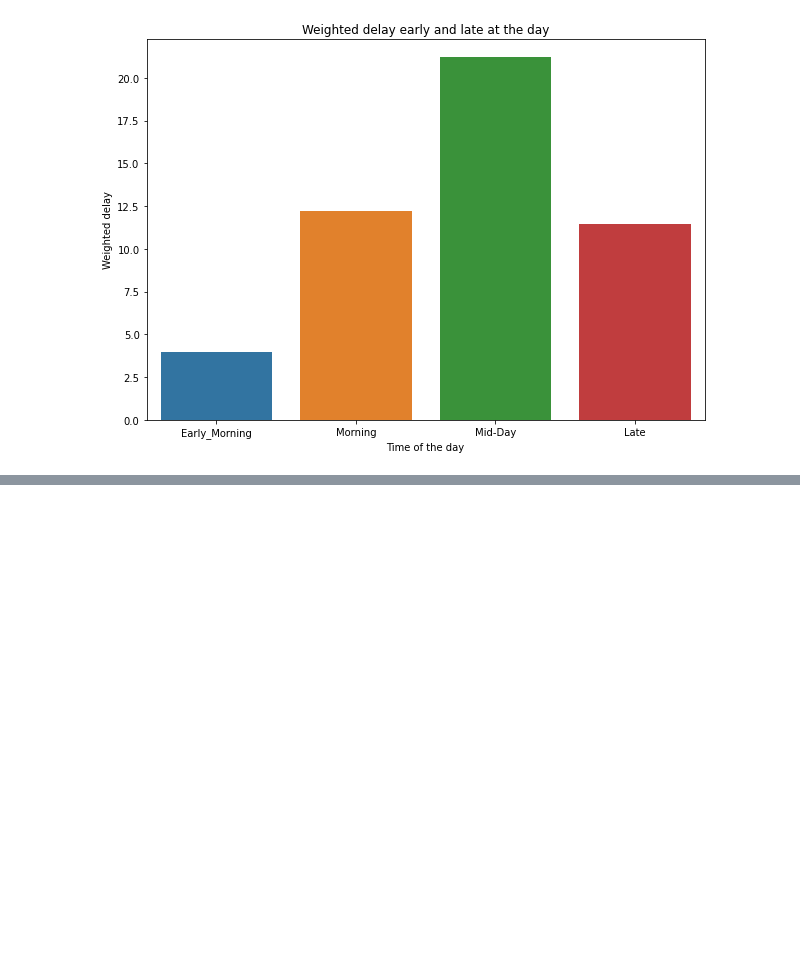
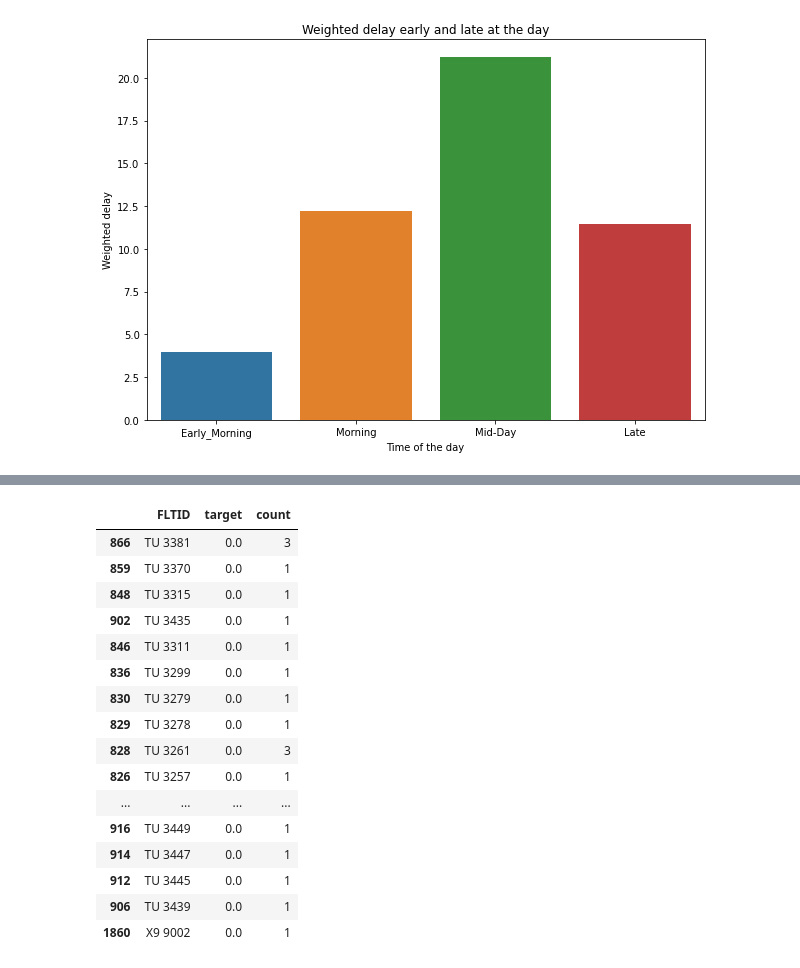
Before and after one commit to janb89/groupwork2, a Jupyter notebook: EDA_Tamara.ipynb, the cells around one changed output, grey strips where cells are left out. Saved outputs shown, nothing was run; the diff lists cells and outputs as text; code cells hidden in the pictures; blank space fills up the shorter version.

```diff
--- a/EDA_Tamara.ipynb
+++ b/EDA_Tamara.ipynb
@@ -351,0 +399,20 @@ sns.barplot(data=df3, x='STD_time_category', y='normalized').set(title='Weighted
+# %%
+fltid.sort_values(by='target', ascending=False).tail(50)
+# %% [output]
+|  | FLTID | target | count |
+| 866 | TU 3381 | 0.0 | 3 |
+| 859 | TU 3370 | 0.0 | 1 |
+| 848 | TU 3315 | 0.0 | 1 |
+| 902 | TU 3435 | 0.0 | 1 |
+| 846 | TU 3311 | 0.0 | 1 |
+| 836 | TU 3299 | 0.0 | 1 |
+| 830 | TU 3279 | 0.0 | 1 |
+| 829 | TU 3278 | 0.0 | 1 |
+| 828 | TU 3261 | 0.0 | 3 |
+| 826 | TU 3257 | 0.0 | 1 |
+| ... | ... | ... | ... |
+| 916 | TU 3449 | 0.0 | 1 |
+| 914 | TU 3447 | 0.0 | 1 |
+| 912 | TU 3445 | 0.0 | 1 |
+| 906 | TU 3439 | 0.0 | 1 |
+| 1860 | X9 9002 | 0.0 | 1 |
```
Also changed, not shown: parts of 16 cells of this notebook.
